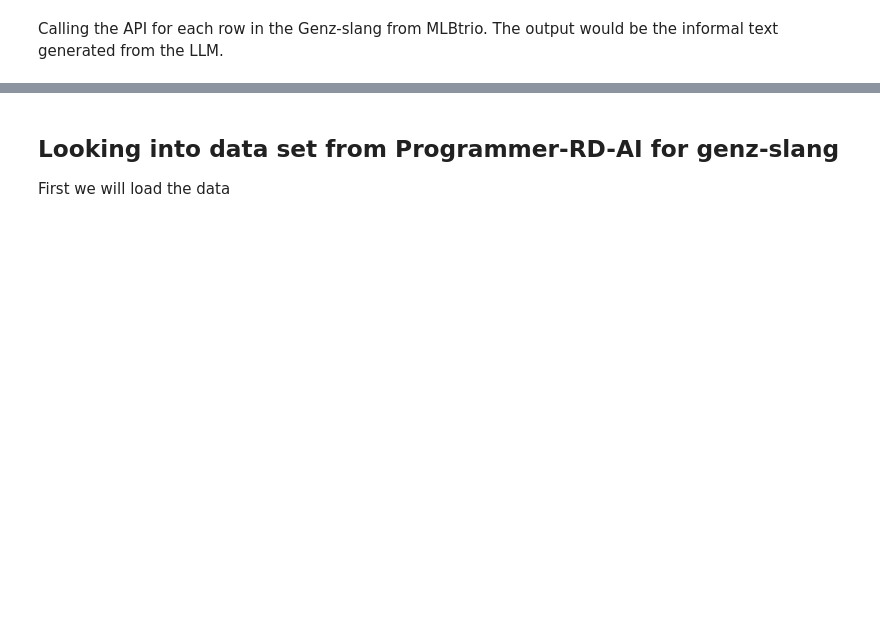
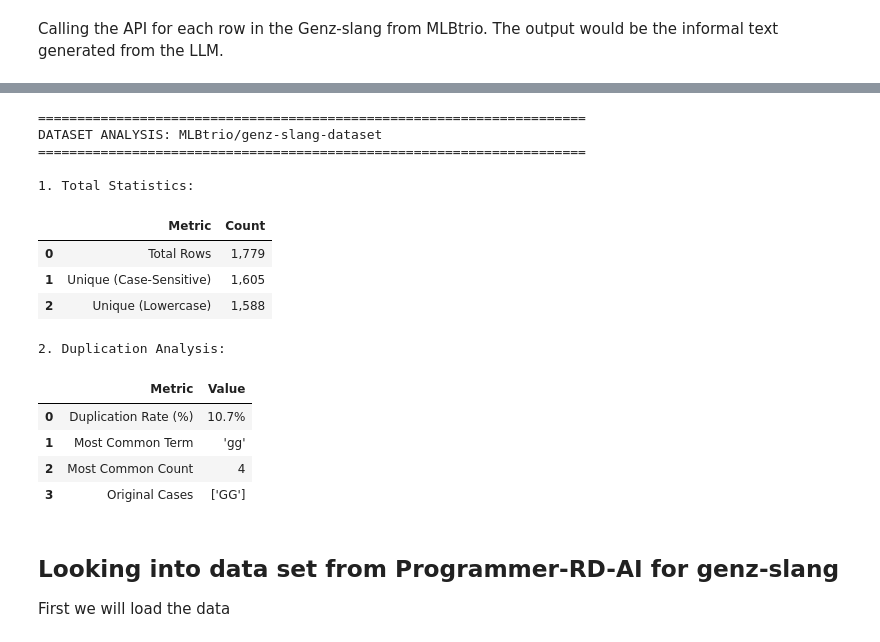
Before and after one commit to au-nlp/project-milestone-p2-group1, a Jupyter notebook: scripts/Data_Creation.ipynb, the cells around one changed output, grey strips where cells are left out. Saved outputs shown, nothing was run; the diff lists cells and outputs as text; code cells hidden in the pictures; blank space fills up the shorter version.

```diff
--- a/scripts/Data_Creation.ipynb
+++ b/scripts/Data_Creation.ipynb
@@ -275,0 +36,5 @@ Name: Formal_Text, Length: 1779, dtype: object
+# %%
+# Load the Gen Z slang dataset
+dataset = load_dataset("MLBtrio/genz-slang-dataset", download_mode=DownloadMode.REUSE_CACHE_IF_EXISTS)
+df_mlbtrio = pd.DataFrame(dataset['train'])
+df_mlbtrio.head(5)
@@ -276,3 +48,28 @@ Name: Formal_Text, Length: 1779, dtype: object
+# %%
+# Analyze all three datasets
+analysis_mlbtrio : Dict = analyser.analyze(
+    df_mlbtrio,
+    column='Slang',
+    dataset_name='MLBtrio/genz-slang-dataset'
+)
+analyser.show_total_statistics(analysis_mlbtrio)
+analyser.show_duplication_analysis(analysis_mlbtrio)
+# %% [output]
+======================================================================
+DATASET ANALYSIS: MLBtrio/genz-slang-dataset
+======================================================================
+
+1. Total Statistics:
+|  | Metric | Count |
+| 0 | Total Rows | 1,779 |
+| 1 | Unique (Case-Sensitive) | 1,605 |
+| 2 | Unique (Lowercase) | 1,588 |
+2. Duplication Analysis:
+|  | Metric | Value |
+| 0 | Duplication Rate (%) | 10.7% |
+| 1 | Most Common Term | 'gg' |
+| 2 | Most Common Count | 4 |
+| 3 | Original Cases | ['GG'] |
 # %% [markdown]
 ## Looking into data set from Programmer-RD-AI for genz-slang
 First we will load the data
```
Also changed, not shown: parts of 63 cells of this notebook, 6 other files.
